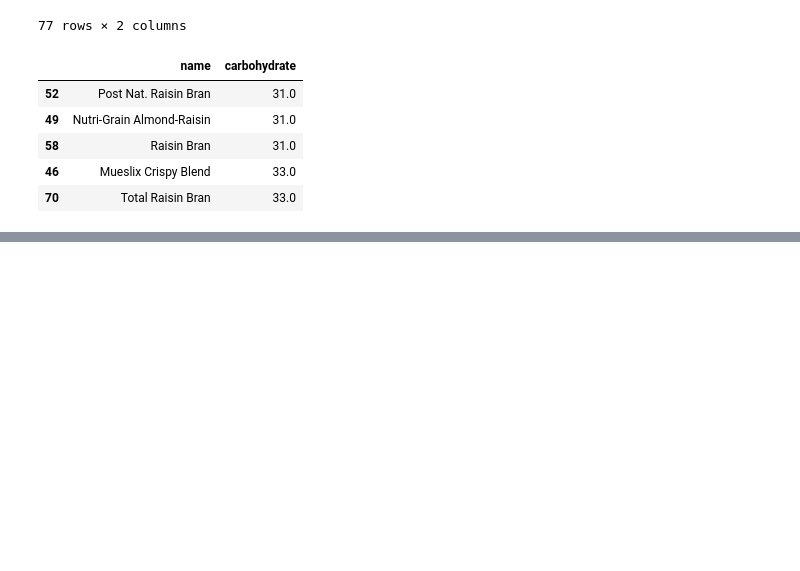
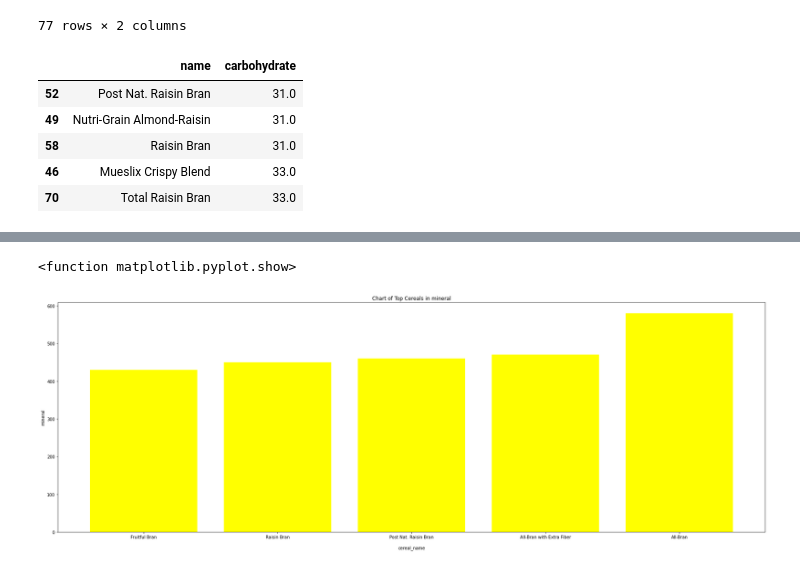
Before and after one commit to audubilly/data_science_project, a Jupyter notebook: DataScienceProject.ipynb, the cells around one changed output, grey strips where cells are left out. Cells and saved outputs as stored; diff of their text form; code cells hidden in the pictures; blank space fills up the shorter version.

```diff
--- a/DataScienceProject.ipynb
+++ b/DataScienceProject.ipynb
@@ -91,0 +116,4 @@ plt.show
+# %%
+mineral_df = new_df[['name','mineral']]
+mineral_df = mineral_df.sort_values('mineral')
+mineral_df
@@ -91,0 +134,3 @@ plt.show
+# %%
+mineral_df_tail = mineral_df.tail(5)
+mineral_df_tail
@@ -91,0 +144,10 @@ plt.show
+# %%
+plt.figure(figsize =(30,10))
+plt.title('Chart of Top Cereals in mineral')
+plt.xlabel('cereal_name',labelpad=15)
+plt.ylabel('mineral')
+plt.bar(mineral_df_tail['name'],mineral_df_tail['mineral'],color = 'yellow')
+plt.show
+# %% [output]
+<function matplotlib.pyplot.show>
+[figure, added]
```
Also changed, not shown: parts of 13 cells of this notebook.
